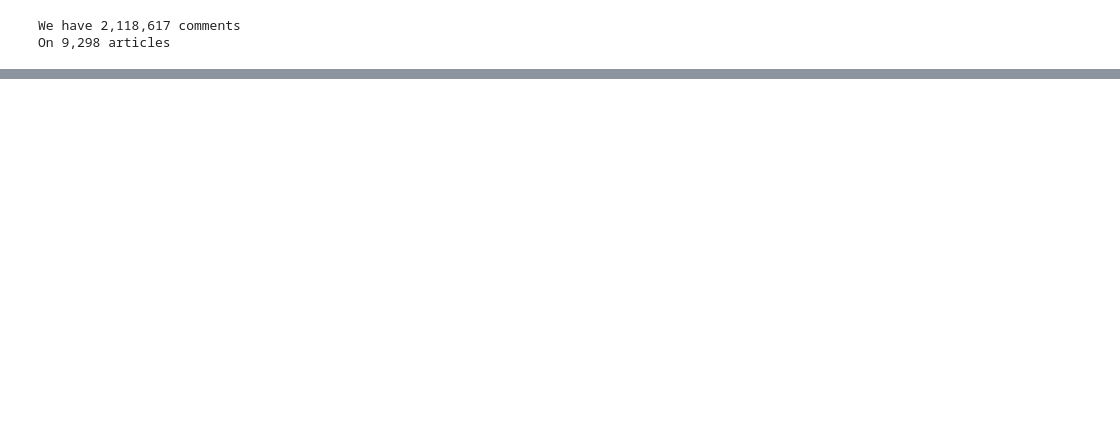
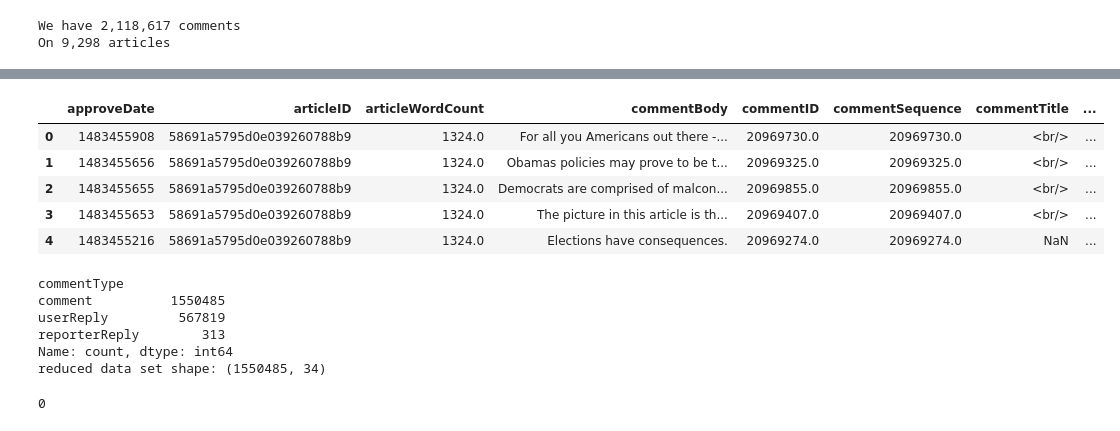
Before and after one commit to kshitij-mittal/NYT_Public_Feedback, a Jupyter notebook: 01_DataIngestion.ipynb, the cells around one changed output, grey strips where cells are left out. Saved outputs shown, nothing was run; the diff lists cells and outputs as text; code cells hidden in the pictures; blank space fills up the shorter version.

```diff
--- a/01_DataIngestion.ipynb
+++ b/01_DataIngestion.ipynb
@@ -117,0 +117,3 @@ On 9,298 articles
+# %%
+pd.options.display.max_colwidth=None
+comments_all['commentBody'].sample(5, random_state=42)
@@ -117,0 +127,14 @@ On 9,298 articles
+# %%
+# Cleaning comments body text
+
+def preprocess(commentBody):
+    commentBody = commentBody.str.replace('(<br/>)', '', regex=True)
+    commentBody = commentBody.str.replace('(<a).*(>).*(</a>)', '', regex=True)
+    commentBody = commentBody.str.replace('(&amp)', '', regex=True)
+    commentBody = commentBody.str.replace('(&gt)', '', regex=True)
+    commentBody = commentBody.str.replace('(&lt)', '', regex=True)
+    commentBody = commentBody.str.replace('(\xa0)', ' ', regex=True)
+    return commentBody
+
+comments_all.commentBody = preprocess(comments_all.commentBody)
+comments_all['commentBody'].sample(5, random_state=42)
@@ -117,0 +148,11 @@ On 9,298 articles
+# %%
+# Removing mentions and urls
+comments_all['commentBody']=comments_all['commentBody'].apply(lambda x: re.sub(r'(?:\@|http?\://|https?\://|www)\S+','',str(x)))
+
+# Removing new lines
+comments_all['commentBody']=comments_all['commentBody'].apply(lambda x: re.sub(r'(?:\n)','',str(x)))
+
+# Removing hashtags
+comments_all['commentBody']=comments_all['commentBody'].apply(lambda x: re.sub(r'(?:\B#\w*[a-zA-Z]+\w*)','',str(x)))
+
+comments_all['commentBody'].sample(5, random_state=123)
@@ -117,0 +186,30 @@ On 9,298 articles
+# %%
+pd.options.display.max_columns=None
+comments_all.head()
+# %% [output]
+|  | approveDate | articleID | articleWordCount | commentBody | commentID | commentSequence | commentTitle | ... |
+| 0 | 1483455908 | 58691a5795d0e039260788b9 | 1324.0 | For all you Americans out there -... | 20969730.0 | 20969730.0 | <br/> | ... |
+| 1 | 1483455656 | 58691a5795d0e039260788b9 | 1324.0 | Obamas policies may prove to be t... | 20969325.0 | 20969325.0 | <br/> | ... |
+| 2 | 1483455655 | 58691a5795d0e039260788b9 | 1324.0 | Democrats are comprised of malcon... | 20969855.0 | 20969855.0 | <br/> | ... |
+| 3 | 1483455653 | 58691a5795d0e039260788b9 | 1324.0 | The picture in this article is th... | 20969407.0 | 20969407.0 | <br/> | ... |
+| 4 | 1483455216 | 58691a5795d0e039260788b9 | 1324.0 | Elections have consequences. | 20969274.0 | 20969274.0 | NaN | ... |
+# %%
+# Only keeping relevant columns in the dataframe
+# Filtering for only comments, not replies
+
+print(comments_all.commentType.value_counts())
+comments_all_v2=comments_all[comments_all.commentType=='comment']
+print("reduced data set shape:",comments_all_v2.shape)
+# %% [output]
+commentType
+comment          1550485
+userReply         567819
+reporterReply        313
+Name: count, dtype: int64
+reduced data set shape: (1550485, 34)
+# %%
+# memory management
+del comments_all
+gc.collect()
+# %% [output]
+0
```
Also changed, not shown: parts of 31 cells of this notebook.
